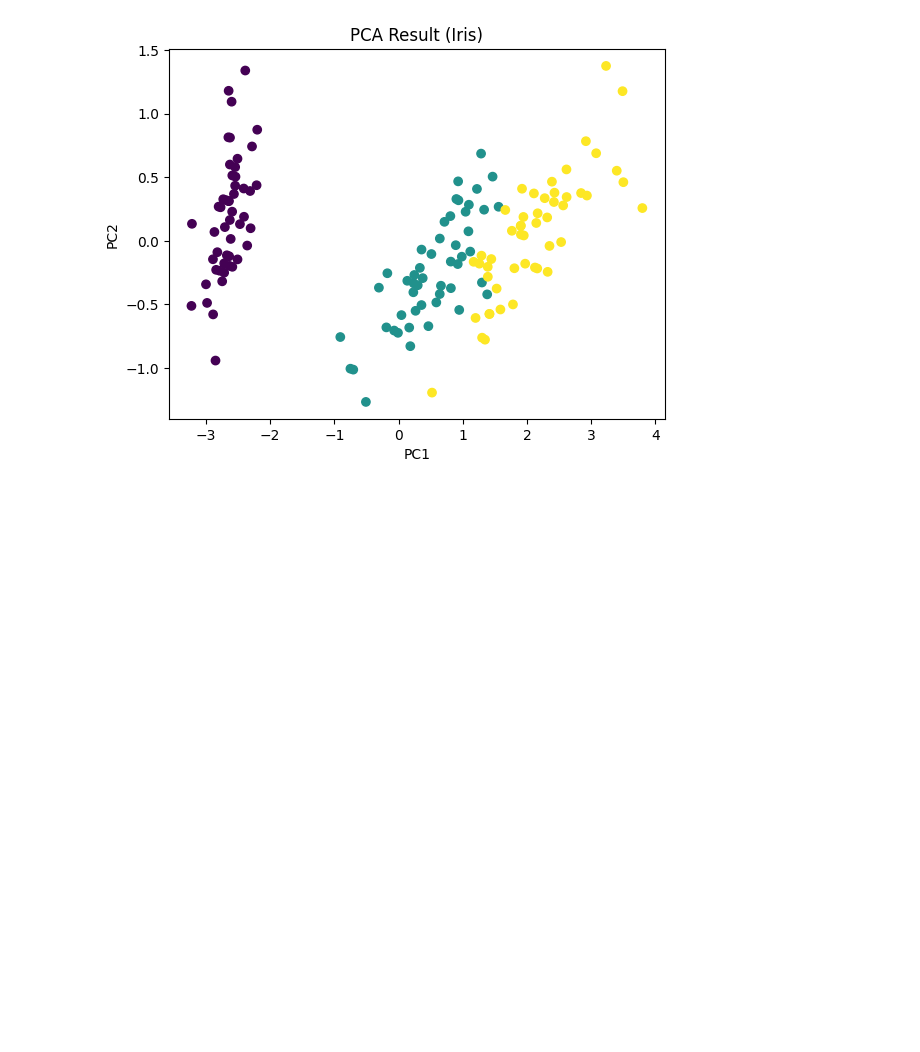
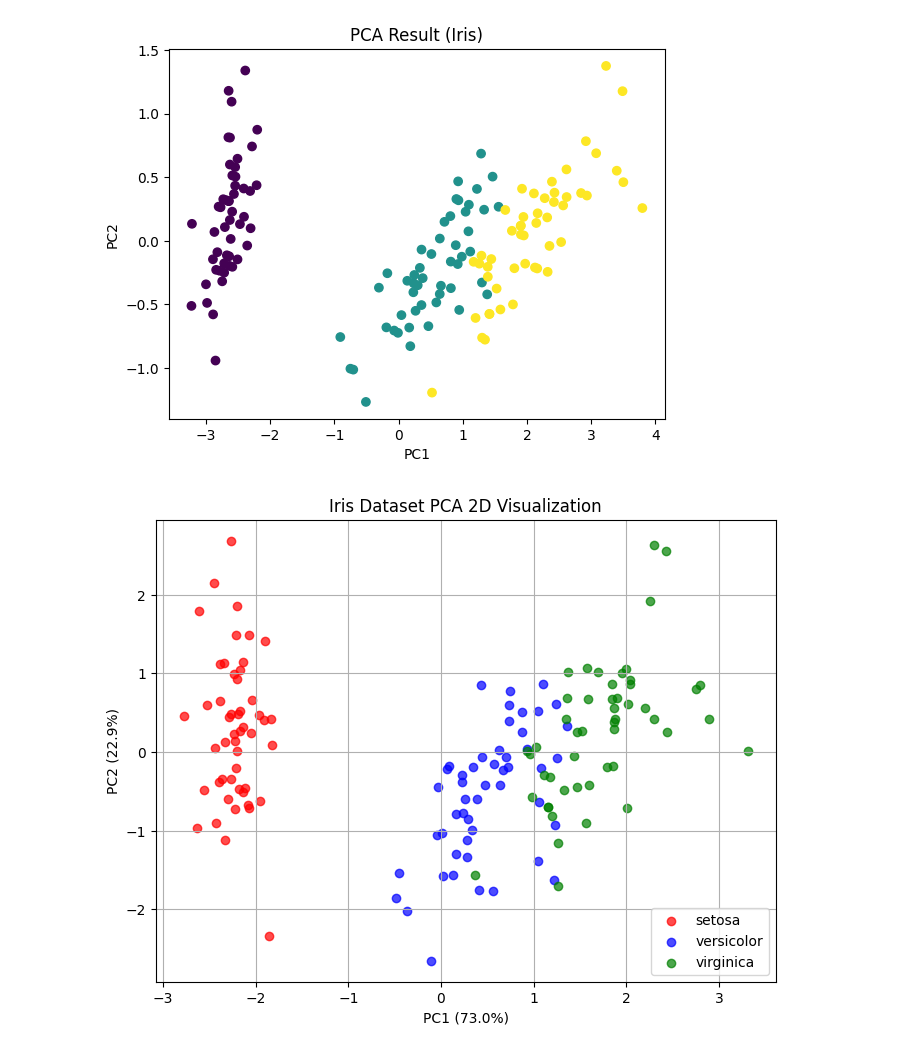
Before and after one commit to nqwrt/Gwangju-AI-Academy, a Jupyter notebook: 머신러닝-유형/비지도학습/차원축소/pca/02-PCA-붓꽃예제.ipynb, the cells around one changed output. Drawn from its saved outputs; the diff is of its cells as text; code cells hidden in the pictures; blank space fills up the shorter version.

```diff
--- a/머신러닝-유형/비지도학습/차원축소/pca/02-PCA-붓꽃예제.ipynb
+++ b/머신러닝-유형/비지도학습/차원축소/pca/02-PCA-붓꽃예제.ipynb
@@ -149,3 +149,46 @@ PCA 변환 데이터 (앞 5개):
 [[ 0.36138659 -0.08452251  0.85667061  0.3582892 ]
  [ 0.65658877  0.73016143 -0.17337266 -0.07548102]]
 [figure]
+# %%
+import matplotlib.pyplot as plt
+from sklearn.datasets import load_iris
+from sklearn.preprocessing import StandardScaler
+from sklearn.decomposition import PCA
+
+# 1️⃣ 데이터 로드
+iris = load_iris()
+X = iris.data
+y = iris.target
+target_names = iris.target_names
+
+# 2️⃣ 표준화 (PCA 필수 단계)
+X_scaled = StandardScaler().fit_transform(X)
+
+# 3️⃣ PCA 2차원 축소
+pca = PCA(n_components=2)
+X_pca = pca.fit_transform(X_scaled)
+
+# 4️⃣ 시각화
+plt.figure(figsize=(8,6))
+
+colors = ['red', 'blue', 'green']
+
+for i, color, name in zip([0, 1, 2], colors, target_names):
+    plt.scatter(
+        X_pca[y == i, 0],
+        X_pca[y == i, 1],
+        color=color,
+        label=name,
+        alpha=0.7
+    )
+
+# 5️⃣ 축 라벨 (중요)
+plt.xlabel(f"PC1 ({pca.explained_variance_ratio_[0]*100:.1f}%)")
+plt.ylabel(f"PC2 ({pca.explained_variance_ratio_[1]*100:.1f}%)")
+
+plt.title("Iris Dataset PCA 2D Visualization")
+plt.legend()
+plt.grid()
+plt.show()
+# %% [output]
+[figure, added]
```
Also changed, not shown: 4 other files.
